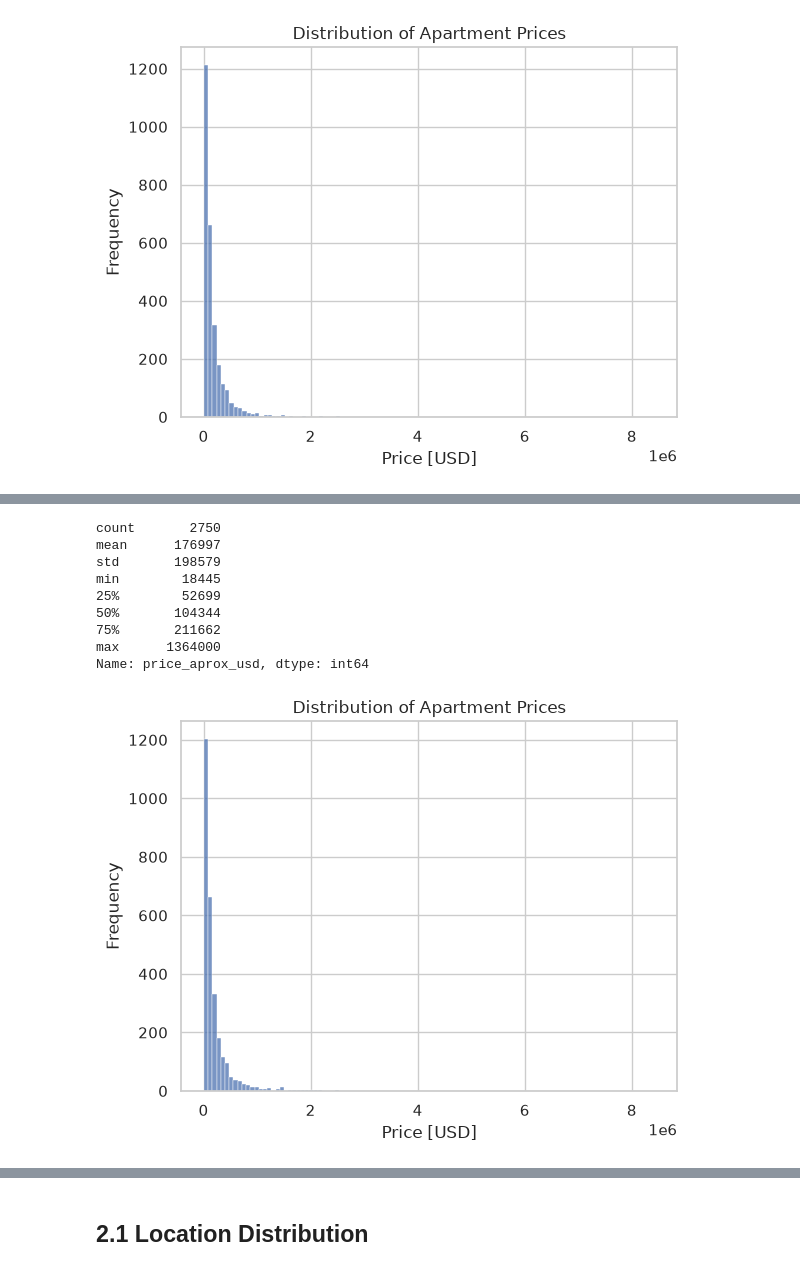
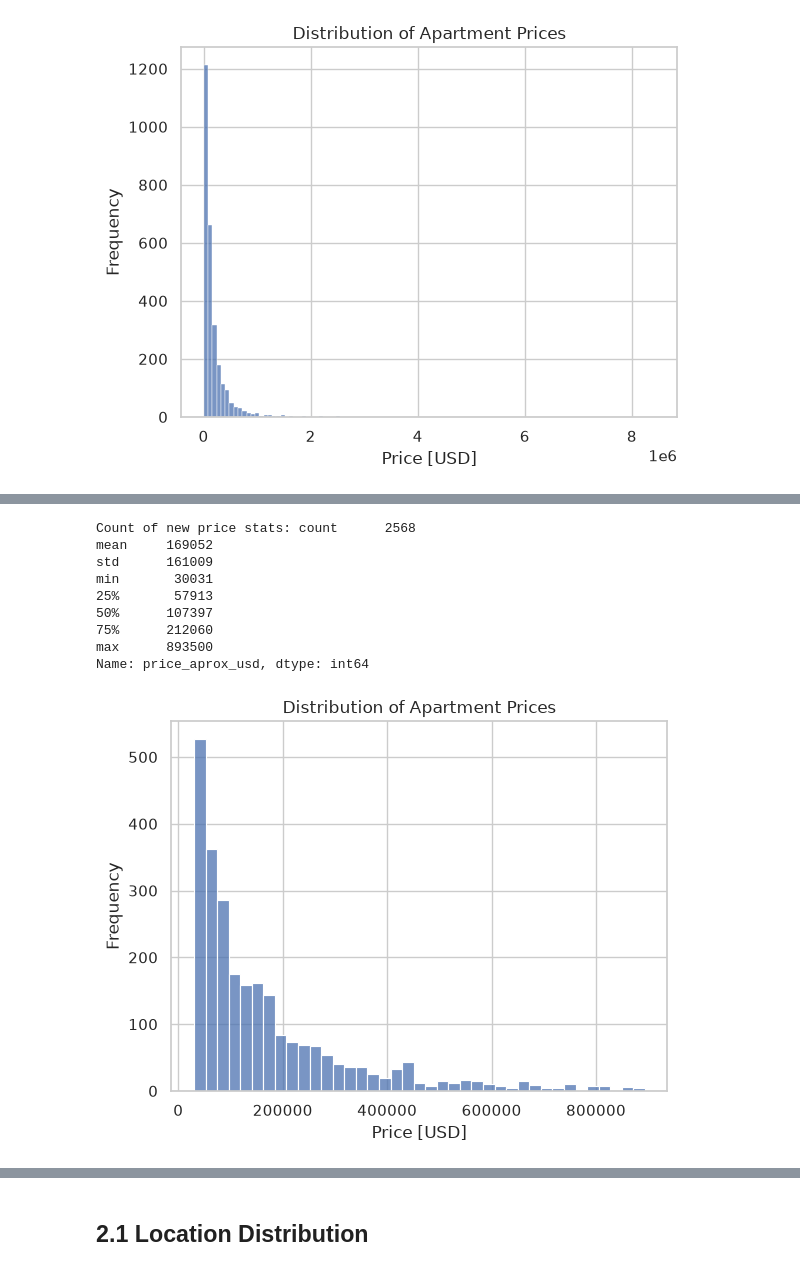
Before and after one commit to DominicNyabuto/Data-Science-Machine-Learning-Projects-, a Jupyter notebook: Project-1/notebook.ipynb, the cells around one changed output, grey strips where cells are left out. Cells and saved outputs as stored; diff of their text form; code cells hidden in the pictures.

```diff
--- a/Project-1/notebook.ipynb
+++ b/Project-1/notebook.ipynb
@@ -381,33 +382,31 @@ Name: price_aprox_usd, dtype: int64
 # %%
-# Catch price outliers
-low_1p = df1['price_aprox_usd'].quantile(0.01)
-high_1p = df1['price_aprox_usd'].quantile(0.99)
+# Remove outliers in 'price_aprox_usd'
+mask_lowp= df1['price_aprox_usd'] >= 30000
+mask_highp = df1['price_aprox_usd'] <=900000
 
-# Remove price outliers
-df3 = df1[
-    (df1['price_aprox_usd'] >= low_1p) & (df1['price_aprox_usd'] <= high_1p)
-]
+#Remove outliers
+df1 = df1[mask_lowp & mask_highp]
+
+print(f"Count of new price stats: {df1['price_aprox_usd'].describe().round(0).astype(int)}")
+
+# Histogram using seaborn for Price Distribution
+sns.set_theme(style="whitegrid")
+sns.histplot(data=df1,
+             x='price_aprox_usd',
+             kde=False
+)
+plt.xlabel("Price [USD]")
+plt.ylabel("Frequency")
+plt.title("Distribution of Apartment Prices")
+plt.show()
+# %% [output]
+Count of new price stats: count      2568
+mean     169052
+std      161009
+min       30031
+25%       57913
+50%      107397
+75%      212060
+max      893500
+Name: price_aprox_usd, dtype: int64
+[figure, added]
-# %%
-print(df3["price_aprox_usd"].describe().round(0).astype(int))
-
-# Histogram using seaborn for Size Distribution
-sns.set_theme(style="whitegrid")
-sns.histplot(data=df2,
-             x='price_aprox_usd',
-             kde=False
-)
-plt.xlabel("Price [USD]")
-plt.ylabel("Frequency")
-plt.title("Distribution of Apartment Prices")
-plt.show()
-# %% [output]
-count       2750
-mean      176997
-std       198579
-min        18445
-25%        52699
-50%       104344
-75%       211662
-max      1364000
-Name: price_aprox_usd, dtype: int64
-[figure, removed]
```
Also changed, not shown: parts of 17 cells of this notebook.
